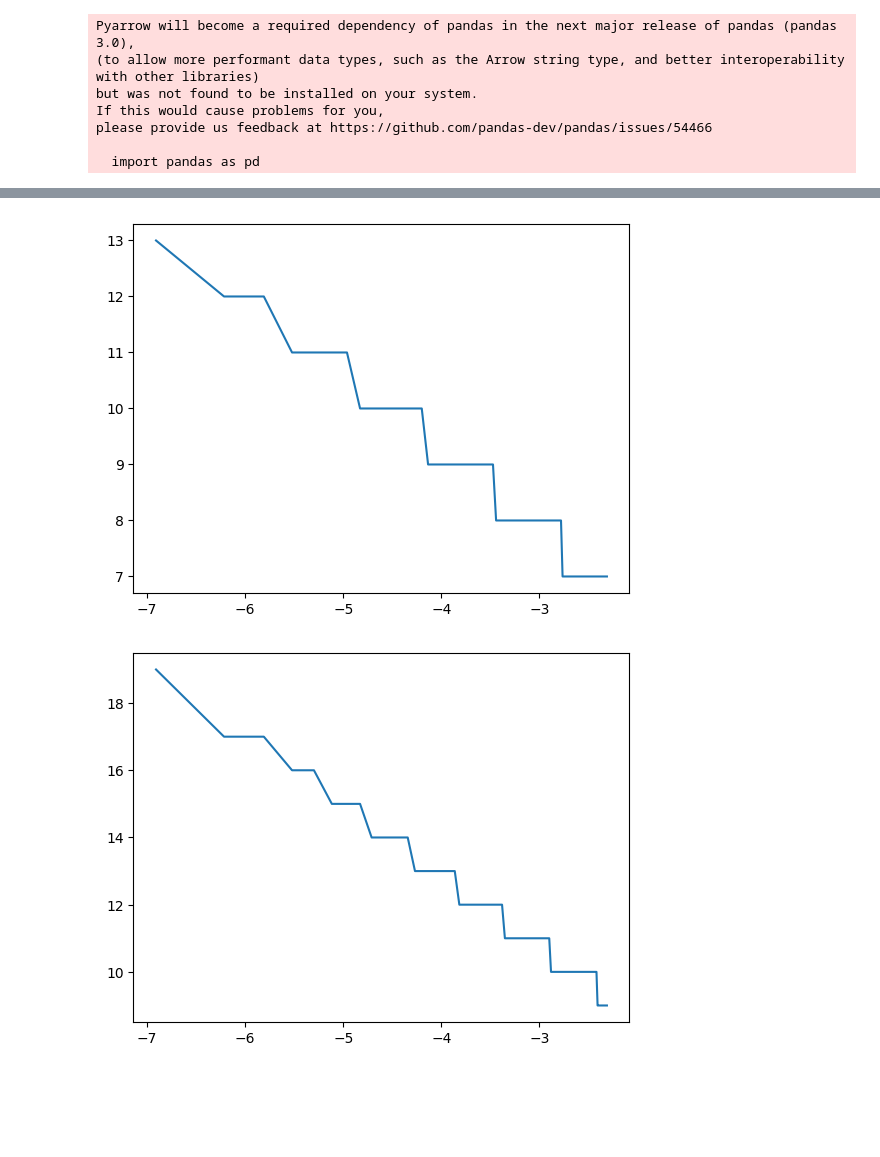
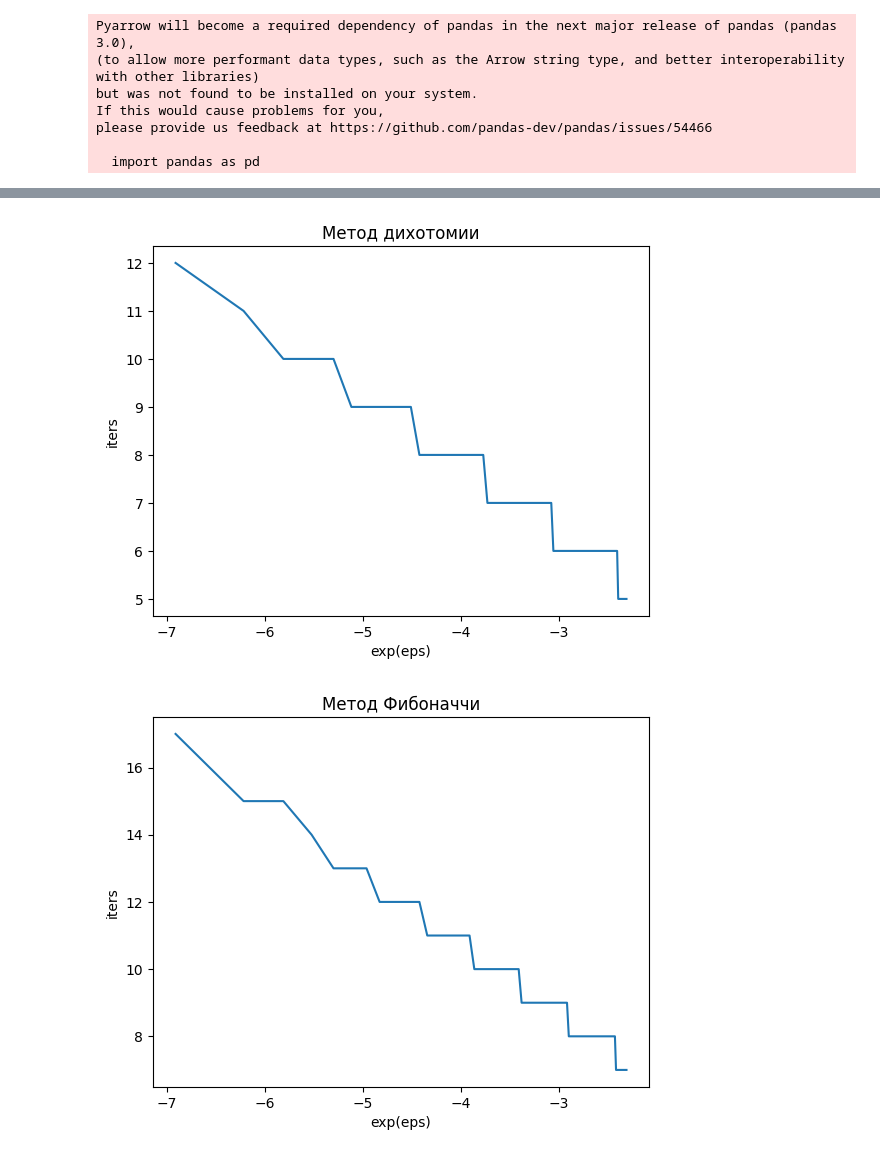
Before and after one commit to Kirillex22/optimization-24, a Jupyter notebook: notebooks/Lab1.ipynb, the cells around one changed output, grey strips where cells are left out. Cells and saved outputs as stored; diff of their text form; code cells hidden in the pictures; blank space fills up the shorter version.

```diff
--- a/notebooks/Lab1.ipynb
+++ b/notebooks/Lab1.ipynb
@@ -122,7 +122,8 @@ class OneDimensionalOptimization:
 # %% [markdown]
 ### Тестирование
 # %%
-odo = OneDimensionalOptimization(-6, 2, lambda x: (x+5)**4)
+import math
+odo = OneDimensionalOptimization(0, 3, lambda x: -x/math.exp(x))
 # %%
 dih = odo.dihotomy(eps = 0.1)
 print(dih)
@@ -258,13 +217,19 @@ eps_set = np.log(eps_set)
 import matplotlib.pyplot as plt
 # %%
 plt.plot(eps_set, iters_dih)
+plt.title("Метод дихотомии")
+plt.xlabel("exp(eps)")
+plt.ylabel("iters")
 plt.show()
 # %% [output]
-[figure, old version]
+[figure, new version]
 # %%
 plt.plot(eps_set, iters_fib)
+plt.title("Метод Фибоначчи")
+plt.xlabel("exp(eps)")
+plt.ylabel("iters")
 plt.show()
 # %% [output]
-[figure, old version]
+[figure, new version]
 # %%
 plt.plot(eps_set, iters_gld)
```
Also changed, not shown: parts of 9 cells of this notebook.
